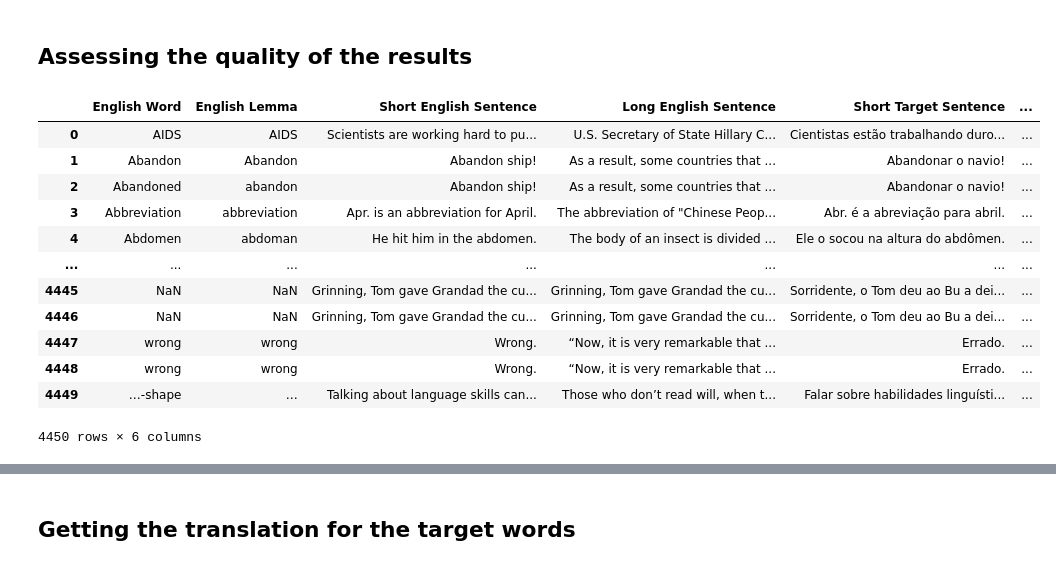
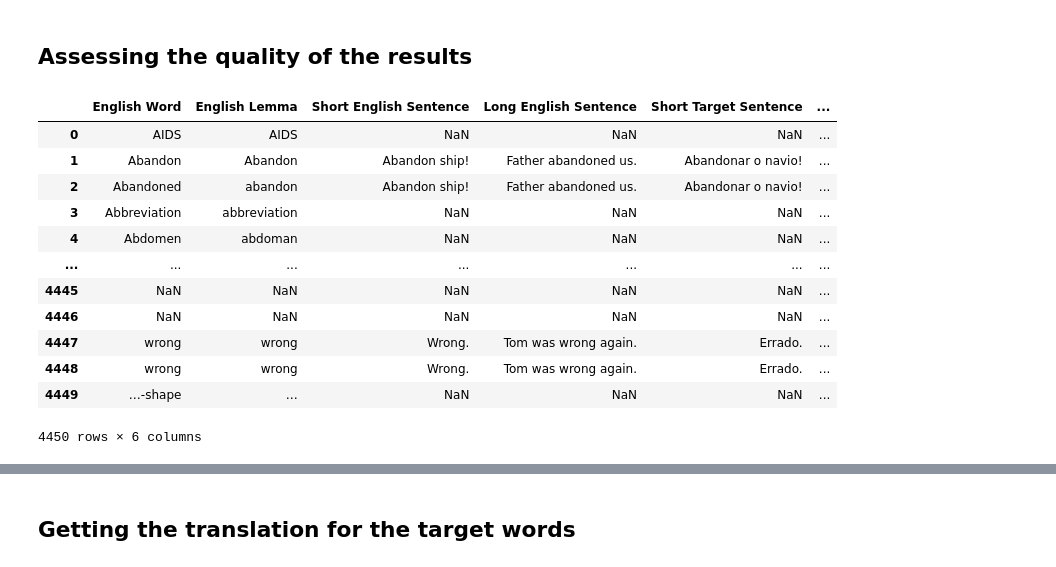
Before and after one commit to hugolpz/WeSpeaxExos, a Jupyter notebook: common/generation/tatoebaExerciseGeneration.ipynb, the cells around one changed output, grey strips where cells are left out. Cells and saved outputs as stored; diff of their text form; code cells hidden in the pictures.

```diff
--- a/common/generation/tatoebaExerciseGeneration.ipynb
+++ b/common/generation/tatoebaExerciseGeneration.ipynb
@@ -117,21 +152,21 @@ result.to_csv("../data/corpus/english_portuguese_corpus.tsv", sep="\t", index=Fa
 # %% [markdown]
 ## Assessing the quality of the results
 # %%
-english_portuguese_corpus = pd.read_csv("../data/corpus/english_portuguese_corpus.tsv", sep="\t")
+english_portuguese_corpus = pd.read_csv("../../data/corpus/english_portuguese_corpus.tsv", sep="\t")
 english_portuguese_corpus
 # %% [output]
 |  | English Word | English Lemma | Short English Sentence | Long English Sentence | Short Target Sentence | ... |
-| 0 | AIDS | AIDS | Scientists are working hard to pu... | U.S. Secretary of State Hillary C... | Cientistas estão trabalhando duro... | ... |
-| 1 | Abandon | Abandon | Abandon ship! | As a result, some countries that ... | Abandonar o navio! | ... |
-| 2 | Abandoned | abandon | Abandon ship! | As a result, some countries that ... | Abandonar o navio! | ... |
-| 3 | Abbreviation | abbreviation | Apr. is an abbreviation for April. | The abbreviation of "Chinese Peop... | Abr. é a abreviação para abril. | ... |
-| 4 | Abdomen | abdoman | He hit him in the abdomen. | The body of an insect is divided ... | Ele o socou na altura do abdômen. | ... |
+| 0 | AIDS | AIDS | NaN | NaN | NaN | ... |
+| 1 | Abandon | Abandon | Abandon ship! | Father abandoned us. | Abandonar o navio! | ... |
+| 2 | Abandoned | abandon | Abandon ship! | Father abandoned us. | Abandonar o navio! | ... |
+| 3 | Abbreviation | abbreviation | NaN | NaN | NaN | ... |
+| 4 | Abdomen | abdoman | NaN | NaN | NaN | ... |
 | ... | ... | ... | ... | ... | ... | ... |
-| 4445 | NaN | NaN | Grinning, Tom gave Grandad the cu... | Grinning, Tom gave Grandad the cu... | Sorridente, o Tom deu ao Bu a dei... | ... |
-| 4446 | NaN | NaN | Grinning, Tom gave Grandad the cu... | Grinning, Tom gave Grandad the cu... | Sorridente, o Tom deu ao Bu a dei... | ... |
-| 4447 | wrong | wrong | Wrong. | “Now, it is very remarkable that ... | Errado. | ... |
-| 4448 | wrong | wrong | Wrong. | “Now, it is very remarkable that ... | Errado. | ... |
-| 4449 | …-shape | … | Talking about language skills can... | Those who don’t read will, when t... | Falar sobre habilidades linguísti... | ... |
+| 4445 | NaN | NaN | NaN | NaN | NaN | ... |
+| 4446 | NaN | NaN | NaN | NaN | NaN | ... |
+| 4447 | wrong | wrong | Wrong. | Tom was wrong again. | Errado. | ... |
+| 4448 | wrong | wrong | Wrong. | Tom was wrong again. | Errado. | ... |
+| 4449 | …-shape | … | NaN | NaN | NaN | ... |
 4450 rows × 6 columns
 # %%
 msno.matrix(english_portuguese_corpus, figsize=(6, 3), fontsize=10)
```
Also changed, not shown: parts of 11 cells of this notebook, 6 other files.
